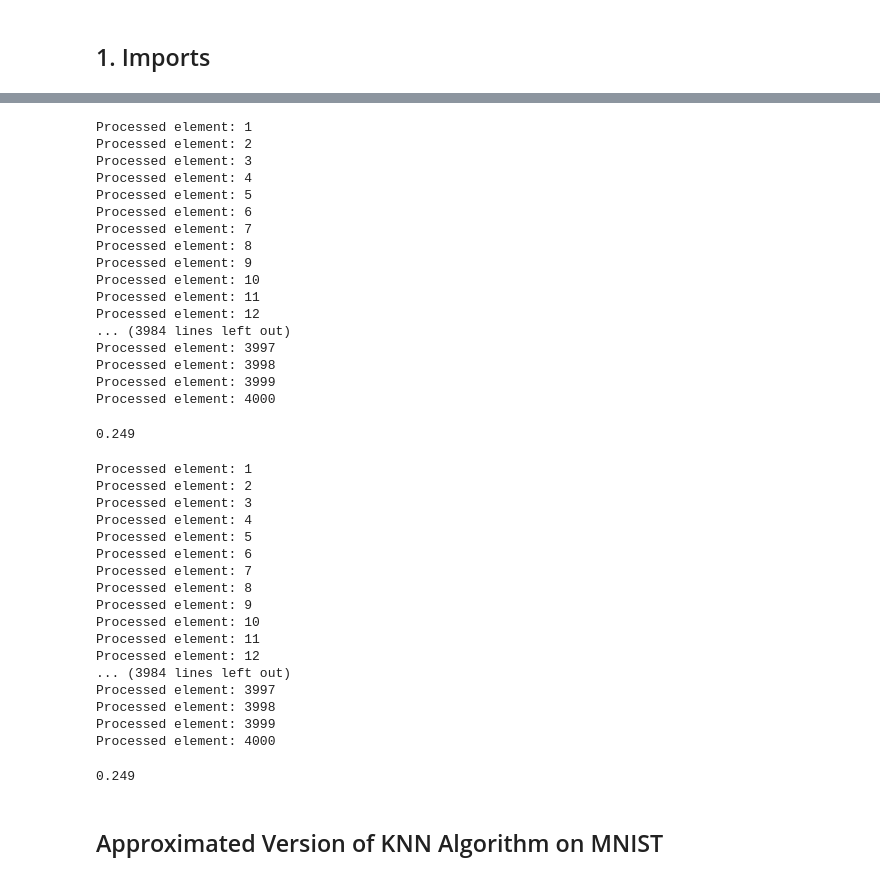
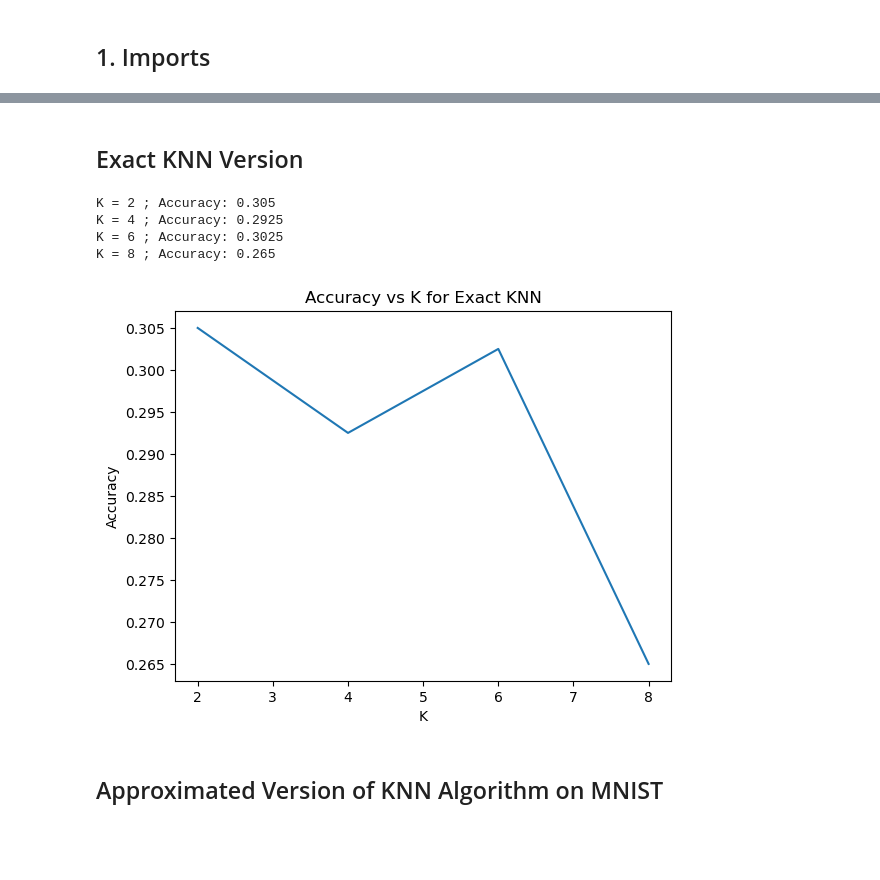
Before and after one commit to DerBurri/ecp, a Jupyter notebook: final_project/machine_learning/knearest.ipynb, the cells around one changed output, grey strips where cells are left out. Drawn from its saved outputs; the diff is of its cells as text; code cells hidden in the pictures; blank space fills up the shorter version.

```diff
--- a/final_project/machine_learning/knearest.ipynb
+++ b/final_project/machine_learning/knearest.ipynb
@@ -207,45 +192,35 @@ Shape of y_train: (16000,)
-# %%
-score_knn(X_test,y_test,X_train,y_train,type='lookup')
-# %% [output]
-Processed element: 1
-Processed element: 2
-Processed element: 3
-Processed element: 4
-Processed element: 5
-Processed element: 6
-Processed element: 7
-Processed element: 8
-Processed element: 9
-Processed element: 10
-Processed element: 11
-Processed element: 12
-... (3984 lines left out)
-Processed element: 3997
-Processed element: 3998
-Processed element: 3999
-Processed element: 4000
-0.249
-# %%
-score_knn(X_test,y_test,X_train,y_train,type='numpy')
-# %% [output]
-Processed element: 1
-Processed element: 2
-Processed element: 3
-Processed element: 4
-Processed element: 5
-Processed element: 6
-Processed element: 7
-Processed element: 8
-Processed element: 9
-Processed element: 10
-Processed element: 11
-Processed element: 12
-... (3984 lines left out)
-Processed element: 3997
-Processed element: 3998
-Processed element: 3999
-Processed element: 4000
-0.249
+# %% [markdown]
+## Exact KNN Version
+# %%
+from sklearn.metrics import precision_recall_fscore_support
+from sklearn.metrics import accuracy_score
+import operator
+from operator import itemgetter
+from joblib import Parallel, delayed
+import matplotlib.pyplot as plt
+
+kVals = np.arange(2, 10, 2)
+accuracies = []
+
+for k in kVals:
+    model = KNN(K=k)
+    model.fit(X_train, y_train)
+    pred = model.predict(X_test)
+    acc = accuracy_score(y_test, pred)
+    accuracies.append(acc)
+    print("K =", k, "; Accuracy:", acc)
+
+plt.plot(kVals, accuracies)
+plt.xlabel('K')
+plt.ylabel('Accuracy')
+plt.title('Accuracy vs K for Exact KNN')
+plt.show()
+# %% [output]
+K = 2 ; Accuracy: 0.305
+K = 4 ; Accuracy: 0.2925
+K = 6 ; Accuracy: 0.3025
+K = 8 ; Accuracy: 0.265
+[figure, added]
 # %% [markdown]
 ## Approximated Version of KNN Algorithm on MNIST
 # %% [markdown]
```
Also changed, not shown: parts of 11 cells of this notebook.
